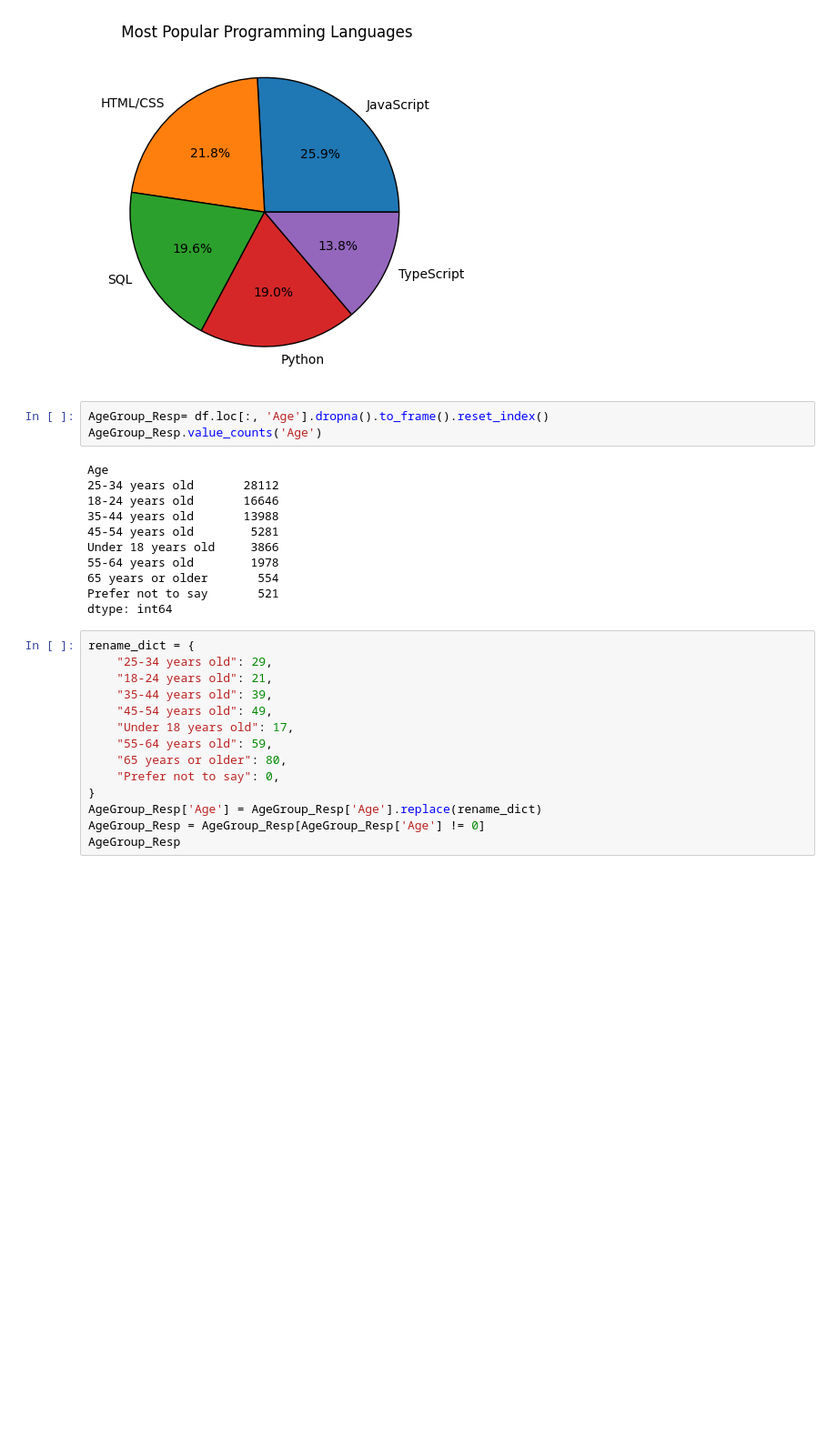
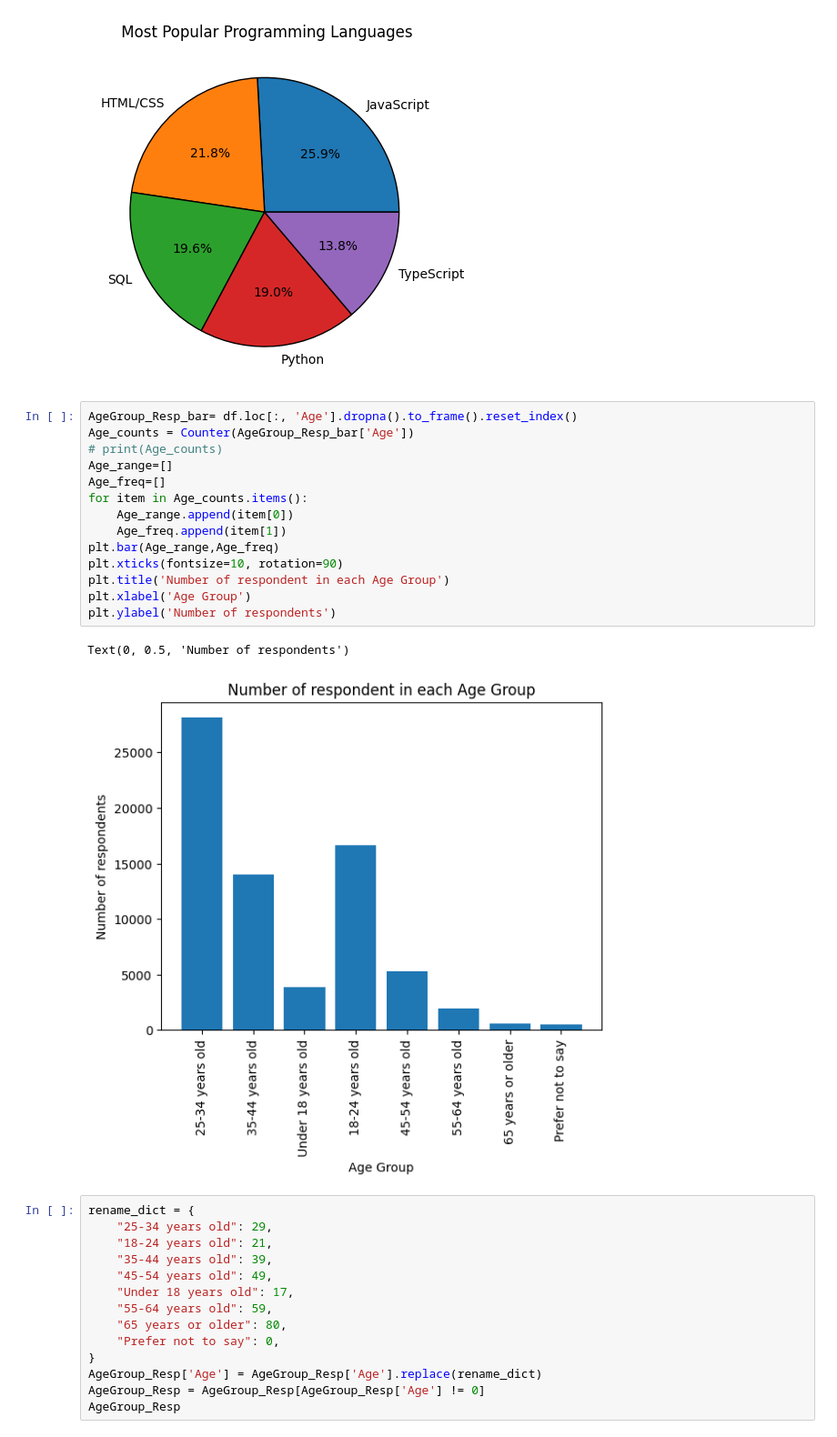
Before and after one commit to MohamoudAli12/PythonCodes, a Jupyter notebook: Data/plot.ipynb, the cells around one changed output. Shown at 91% size. Drawn from its saved outputs; the diff is of its cells as text; blank space fills up the shorter version.

```diff
--- a/Data/plot.ipynb
+++ b/Data/plot.ipynb
@@ -94,20 +106,23 @@ plt.title(' Most Popular Programming Languages')
 # %% [output]
 Text(0.5, 1.0, ' Most Popular Programming Languages')
 [figure]
-# %%
-AgeGroup_Resp= df.loc[:, 'Age'].dropna().to_frame().reset_index()
-AgeGroup_Resp.value_counts('Age')
-# %% [output]
-Age
-25-34 years old       28112
-18-24 years old       16646
-35-44 years old       13988
-45-54 years old        5281
-Under 18 years old     3866
-55-64 years old        1978
-65 years or older       554
-Prefer not to say       521
-dtype: int64
+# %%
+AgeGroup_Resp_bar= df.loc[:, 'Age'].dropna().to_frame().reset_index()
+Age_counts = Counter(AgeGroup_Resp_bar['Age'])
+# print(Age_counts)
+Age_range=[]
+Age_freq=[]
+for item in Age_counts.items():
+    Age_range.append(item[0])
+    Age_freq.append(item[1])
+plt.bar(Age_range,Age_freq)
+plt.xticks(fontsize=10, rotation=90)
+plt.title('Number of respondent in each Age Group')
+plt.xlabel('Age Group')
+plt.ylabel('Number of respondents')
+# %% [output]
+Text(0, 0.5, 'Number of respondents')
+[figure, added]
 # %%
 rename_dict = {
     "25-34 years old": 29,
```
Also changed, not shown: parts of 3 cells of this notebook.
